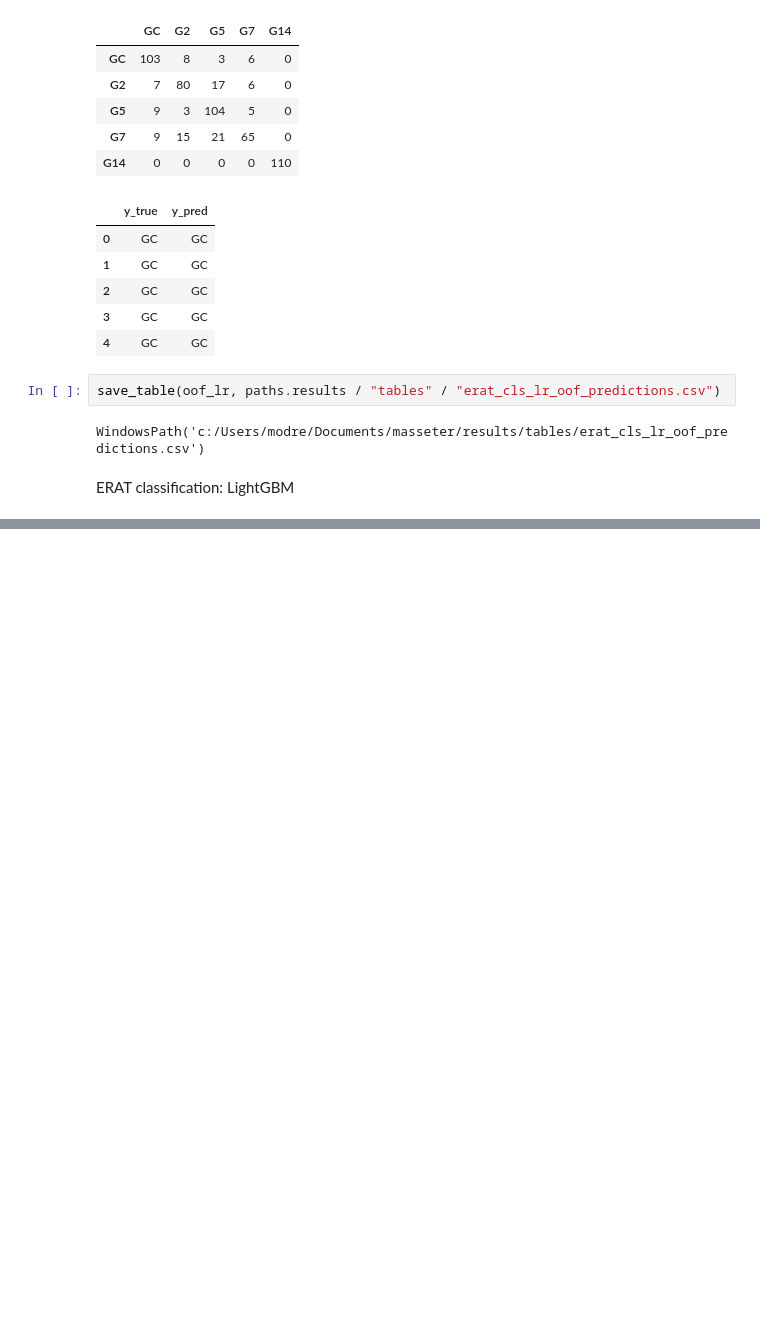
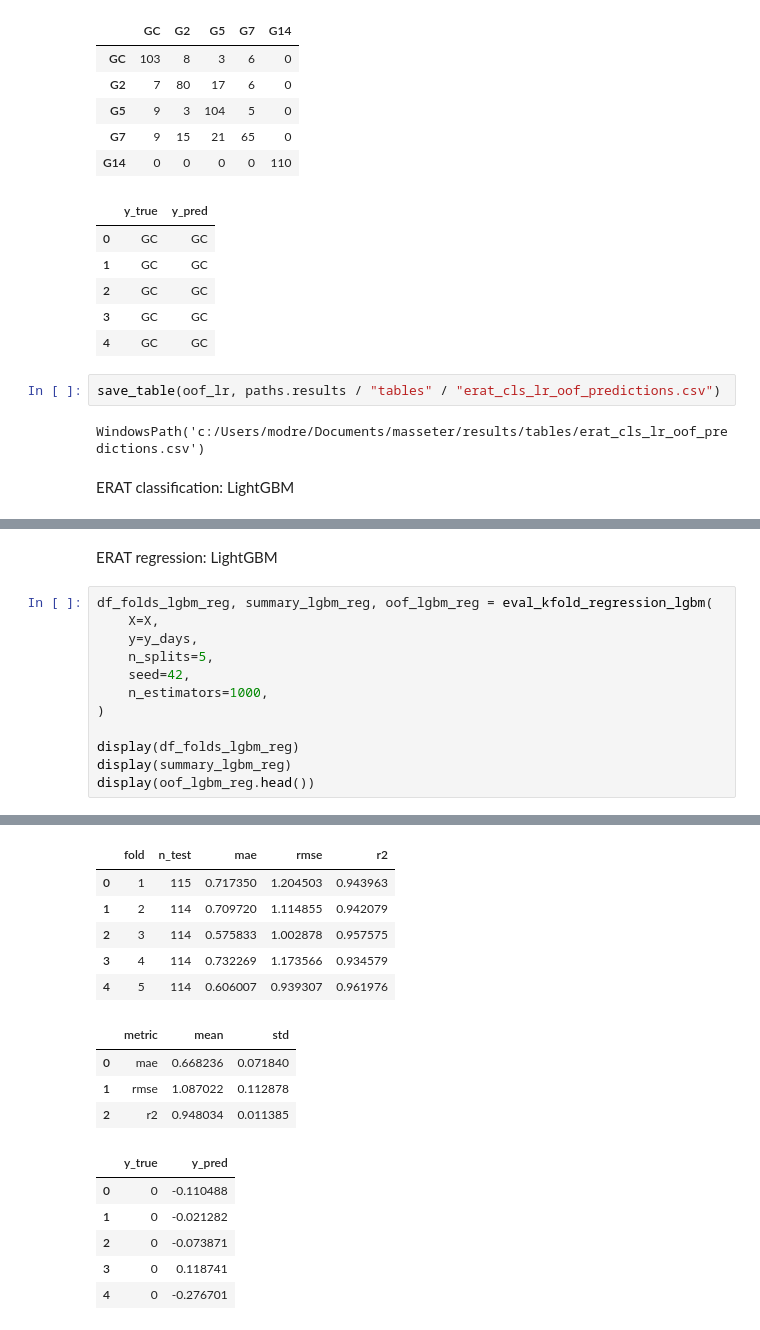
Before and after one commit to modreweck/radiomics, a Jupyter notebook: notebooks/04_erat_modeling.ipynb, the cells around one changed output, grey strips where cells are left out. Drawn from its saved outputs; the diff is of its cells as text; blank space fills up the shorter version.

```diff
--- a/notebooks/04_erat_modeling.ipynb
+++ b/notebooks/04_erat_modeling.ipynb
@@ -190,0 +248,15 @@ ValueError: not enough values to unpack (expected 4, got 3)
+# %% [markdown]
+ERAT regression: LightGBM
+# %%
+df_folds_lgbm_reg, summary_lgbm_reg, oof_lgbm_reg = eval_kfold_regression_lgbm(
+    X=X,
+    y=y_days,
+    n_splits=5,
+    seed=42,
+    n_estimators=1000,
+)
+
+display(df_folds_lgbm_reg)
+display(summary_lgbm_reg)
+display(oof_lgbm_reg.head())
+# %% [output]
@@ -190,0 +348,16 @@ ValueError: not enough values to unpack (expected 4, got 3)
+|  | fold | n_test | mae | rmse | r2 |
+| 0 | 1 | 115 | 0.717350 | 1.204503 | 0.943963 |
+| 1 | 2 | 114 | 0.709720 | 1.114855 | 0.942079 |
+| 2 | 3 | 114 | 0.575833 | 1.002878 | 0.957575 |
+| 3 | 4 | 114 | 0.732269 | 1.173566 | 0.934579 |
+| 4 | 5 | 114 | 0.606007 | 0.939307 | 0.961976 |
+|  | metric | mean | std |
+| 0 | mae | 0.668236 | 0.071840 |
+| 1 | rmse | 1.087022 | 0.112878 |
+| 2 | r2 | 0.948034 | 0.011385 |
+|  | y_true | y_pred |
+| 0 | 0 | -0.110488 |
+| 1 | 0 | -0.021282 |
+| 2 | 0 | -0.073871 |
+| 3 | 0 | 0.118741 |
+| 4 | 0 | -0.276701 |
```
Also changed, not shown: parts of 11 cells of this notebook, 3 other files.
